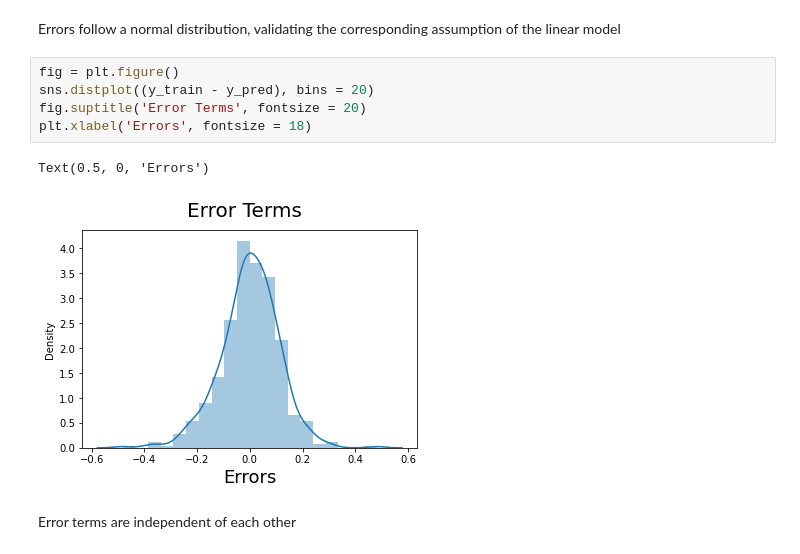
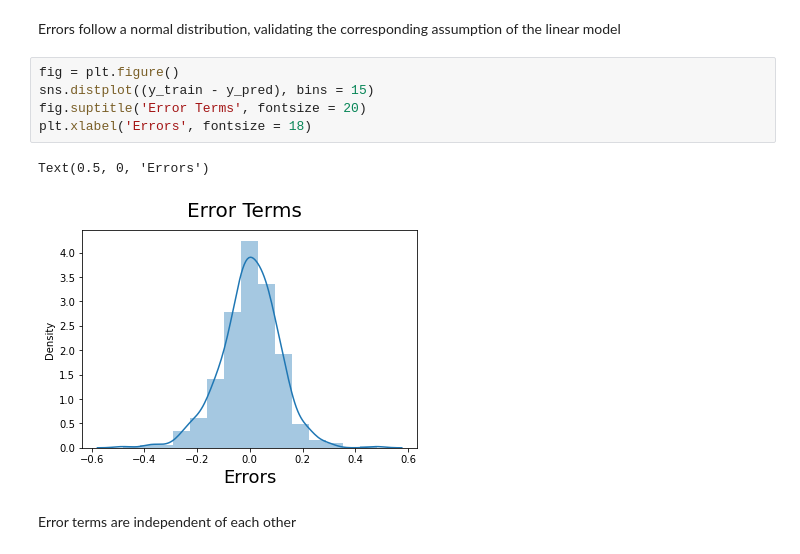
Before and after one commit to krishnajiraoh/upGrad_linear_regression_assignment, a Jupyter notebook: Assignment.ipynb, the cells around one changed output. Drawn from its saved outputs; the diff is of its cells as text.

```diff
--- a/Assignment.ipynb
+++ b/Assignment.ipynb
@@ -496,12 +467,12 @@ y_pred = lm.predict(X_train_lm)
 Errors follow a normal distribution, validating the corresponding assumption of the linear model
 # %%
 fig = plt.figure()
-sns.distplot((y_train - y_pred), bins = 20)
+sns.distplot((y_train - y_pred), bins = 15)
 fig.suptitle('Error Terms', fontsize = 20)
 plt.xlabel('Errors', fontsize = 18)
 # %% [output]
 Text(0.5, 0, 'Errors')
-[figure, old version]
+[figure, new version]
 # %% [markdown]
 Error terms are independent of each other
 # %%
```
Also changed, not shown: parts of 7 cells of this notebook, 2 other files.
